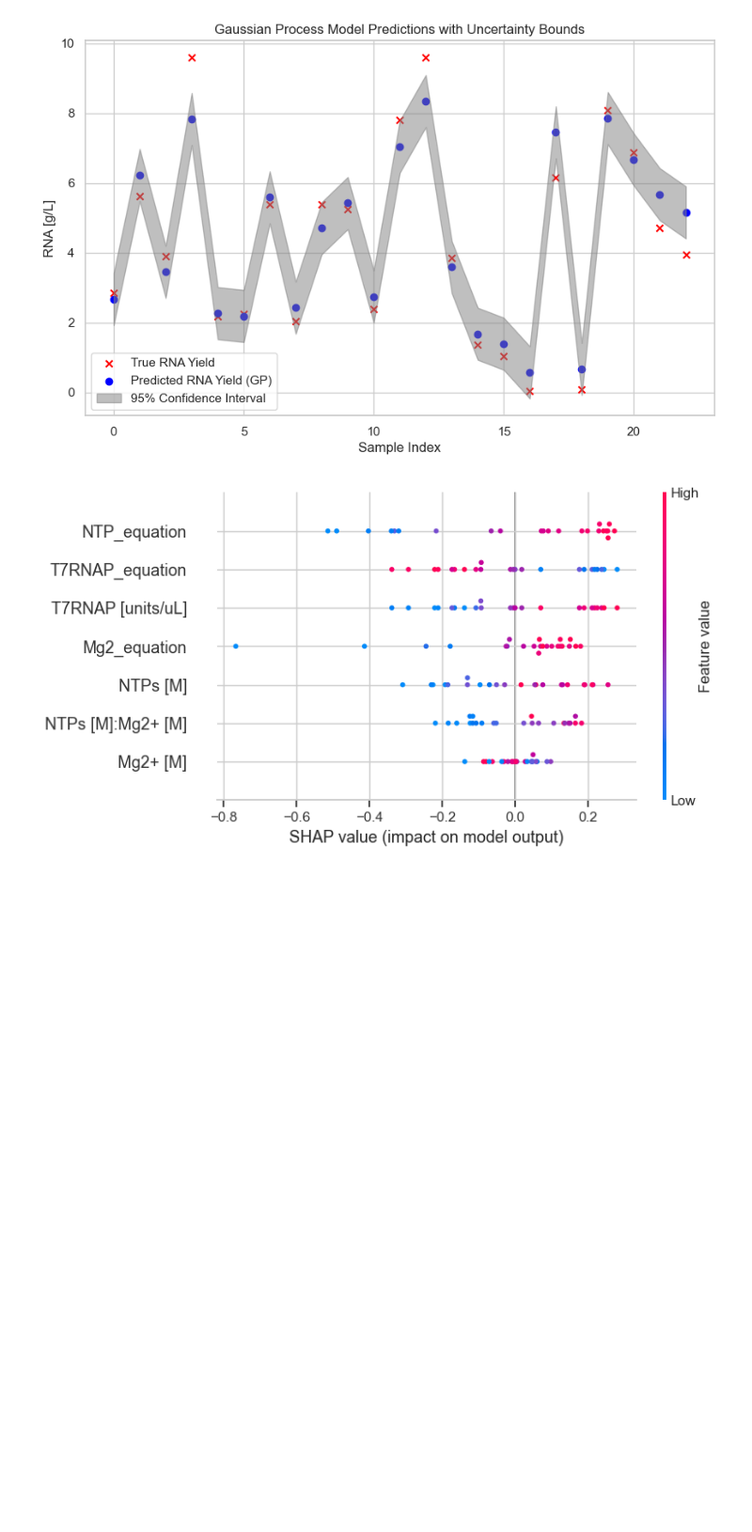
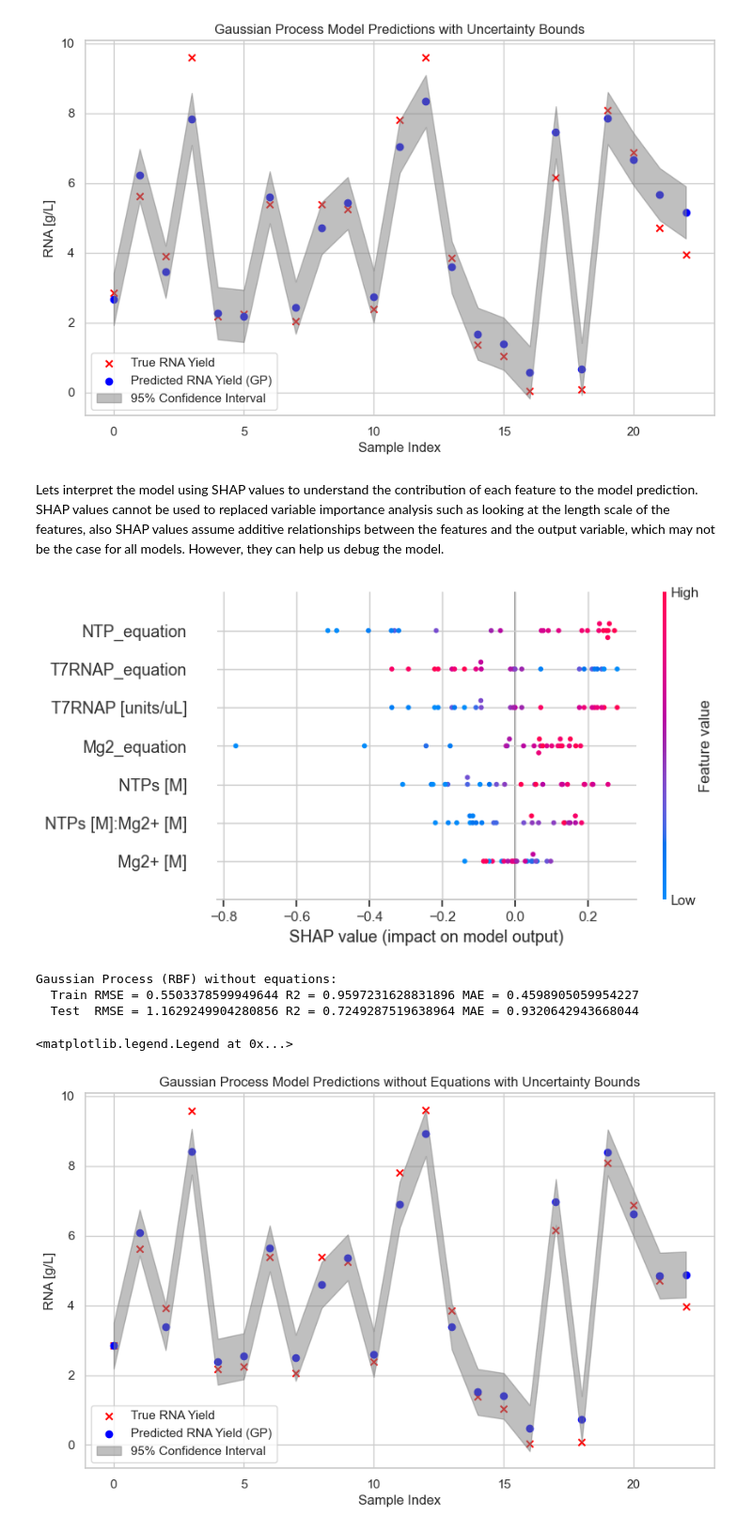
Before and after one commit to kesler20/phd_notebooks, a Jupyter notebook: 2025/07/multi-template model (no outlier).ipynb, the cells around one changed output. Shown at 94% size. Saved outputs shown, nothing was run; the diff lists cells and outputs as text; code cells hidden in the pictures; blank space fills up the shorter version.

Commit message:
feat: added dynamic model🤝

```diff
--- a/2025/07/multi-template model no outlier.ipynb
+++ b/2025/07/multi-template model (no outlier).ipynb
@@ -1066,7 +1066,9 @@ Polynomial equation for Mg2+ [M]: -2137.944 * x^2 + 248.926 * x^1 + -1.388 * x^0
 # %%
 ntp = experimental_conditions[schema.IVTReactionSchema.NTP_M.value].values.ravel()
 ntp_equation = -8240.881 * ntp**2 + 549.265 * ntp**1 + -2.635 * ntp**0
-t7_rnap = experimental_conditions[schema.IVTReactionSchema.T7RNAP_u_uL.value].values.ravel()
+t7_rnap = experimental_conditions[
+    schema.IVTReactionSchema.T7RNAP_u_uL.value
+].values.ravel()
 t7_rnap_equation = 0.000 * t7_rnap**2 - 0.003 * t7_rnap + 2.444 * t7_rnap**0
 mg2 = experimental_conditions[schema.IVTReactionSchema.Mg2_M.value].values.ravel()
 mg2_equation = -2137.944 * mg2**2 + 248.926 * mg2 + -1.388 * mg2**0
@@ -1345,6 +1347,9 @@ plt.legend()
 # %% [output]
 <matplotlib.legend.Legend at 0x...>
 [figure]
+# %% [markdown]
+Lets interpret the model using SHAP values to understand the contribution of each feature
+to the model prediction. SHAP values cannot be used to replaced variable importance analysis such as looking at the length scale of the features, also SHAP values assume additive relationships between the features and the output variable, which may not be the case for all models. However, they can help us debug the model.
 # %%
 # Shap plots on the Gaussian Process model
 explainer_gp = shap.Explainer(rbf_gp.predict, X_train_scaled)
@@ -1363,4 +1368,74 @@ shap.summary_plot(
     ],
 )
 # %% [output]
-[figure, old version]
+[figure, new version]
+# %%
+# Remove the equation features and retrain the Gaussian Process model
+
+X_train_scaled_reduced = X_train_scaled[:, :-3]  # Remove last 3 columns (equations)
+X_test_scaled_reduced = X_test_scaled[:, :-3]
+
+rbf_gp_reduced = GaussianProcessRegressor(
+    kernel=C(1.0, (1e-2, 1e2)) * RBF(length_scale=1.0, length_scale_bounds=(1e-2, 1e2))
+    + WhiteKernel(noise_level=1.0, noise_level_bounds=(1e-2, 1e2)),
+    n_restarts_optimizer=50,
+    random_state=42,
+)
+rbf_gp_reduced.fit(X_train_scaled_reduced, y_train_scaled)
+y_pred_gp_train_reduced = scaler_y.inverse_transform(
+    rbf_gp_reduced.predict(X_train_scaled_reduced).reshape(-1, 1)
+).flatten()
+
+y_pred_gp_test_reduced = scaler_y.inverse_transform(
+    rbf_gp_reduced.predict(X_test_scaled_reduced).reshape(-1, 1)
+).flatten()
+
+print("Gaussian Process (RBF) without equations:")
+print(
+    "  Train RMSE =",
+    np.sqrt(mean_squared_error(y_train, y_pred_gp_train_reduced)),
+    "R2 =",
+    r2_score(y_train, y_pred_gp_train_reduced),
+    "MAE =",
+    mean_absolute_error(y_train, y_pred_gp_train_reduced),
+)
+print(
+    "  Test  RMSE =",
+    np.sqrt(mean_squared_error(y_test, y_pred_gp_test_reduced)),
+    "R2 =",
+    r2_score(y_test, y_pred_gp_test_reduced),
+    "MAE =",
+    mean_absolute_error(y_test, y_pred_gp_test_reduced),
+)
+# Plot gaussian process model predictions without equations
+plt.figure(figsize=(10, 6))
+plt.scatter(
+    np.arange(len(y_train)), y_train, label="True RNA Yield", color="red", marker="x"
+)
+plt.scatter(
+    np.arange(len(y_pred_gp_train_reduced)),
+    y_pred_gp_train_reduced,
+    label="Predicted RNA Yield (GP)",
+    color="blue",
+    marker="o",
+)
+plt.fill_between(
+    np.arange(len(y_pred_gp_train_reduced)),
+    y_pred_gp_train_reduced - 1.96 * np.sqrt(rbf_gp_reduced.kernel_.k2.noise_level),
+    y_pred_gp_train_reduced + 1.96 * np.sqrt(rbf_gp_reduced.kernel_.k2.noise_level),
+    color="gray",
+    alpha=0.5,
+    label="95% Confidence Interval",
+)
+plt.xlabel("Sample Index")
+plt.ylabel(schema.IVTReactionSchema.RNA_g_L.value)
+plt.title(
+    "Gaussian Process Model Predictions without Equations with Uncertainty Bounds"
+)
+plt.legend()
+# %% [output]
+Gaussian Process (RBF) without equations:
+  Train RMSE = 0.5503378599949644 R2 = 0.9597231628831896 MAE = 0.4598905059954227
+  Test  RMSE = 1.1629249904280856 R2 = 0.7249287519638964 MAE = 0.9320642943668044
+<matplotlib.legend.Legend at 0x...>
+[figure, added]
```
Also changed, not shown: parts of 6 cells of this notebook, 2 other files.
